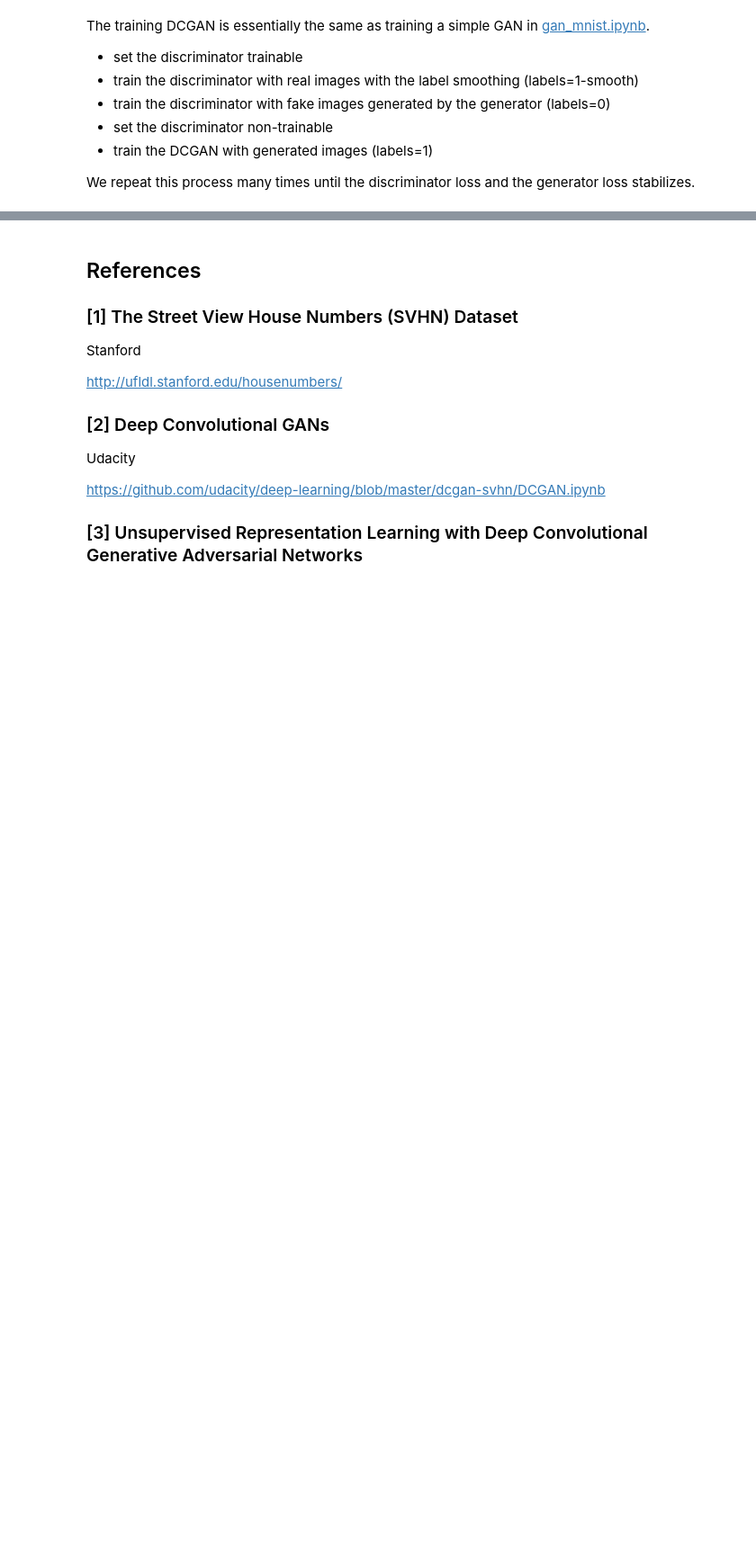
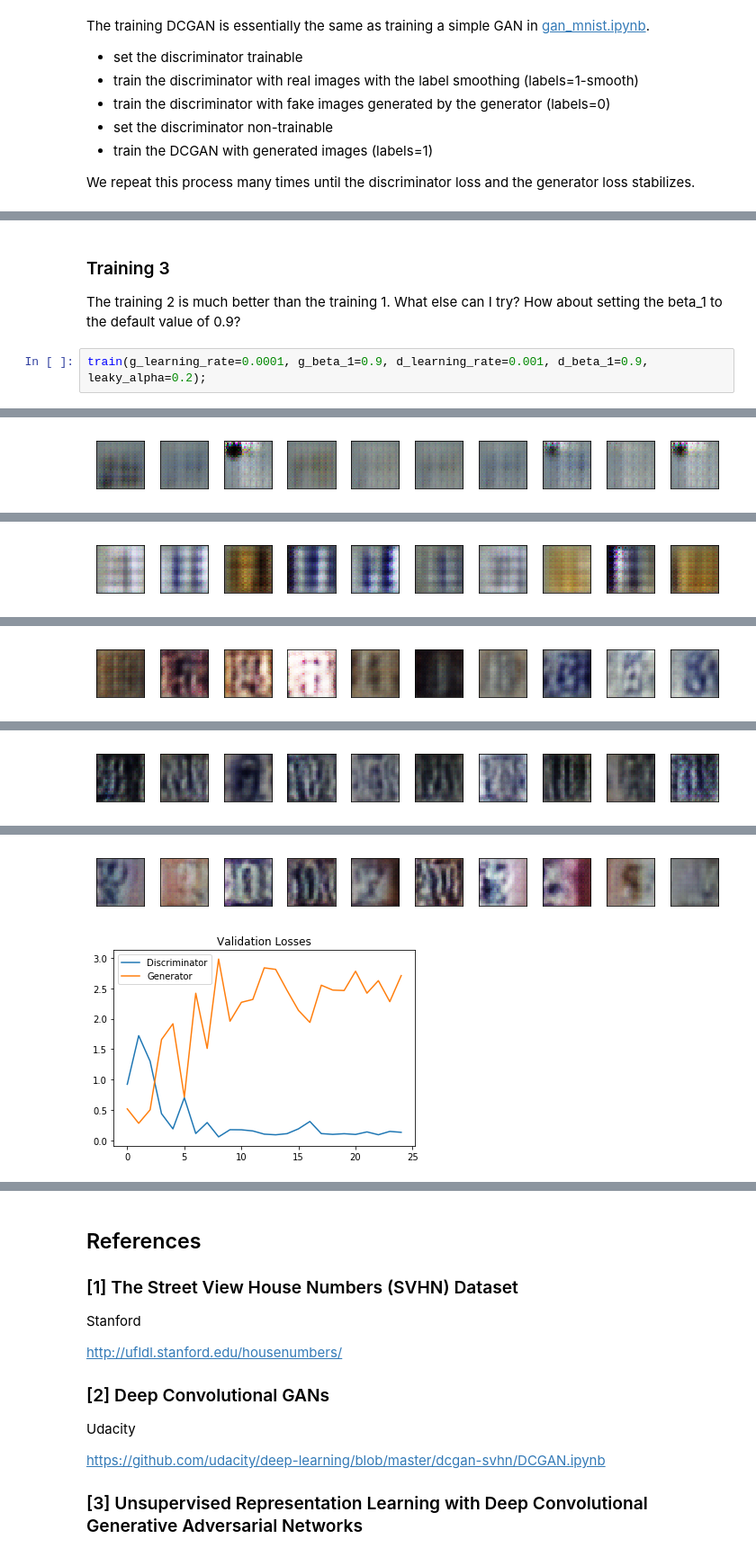
Before and after one commit to naokishibuya/deep-learning, a Jupyter notebook: python/dcgan_svhn.ipynb, the cells around one changed output, grey strips where cells are left out. Shown at 90% size. Saved outputs shown, nothing was run; the diff lists cells and outputs as text; blank space fills up the shorter version.

```diff
--- a/python/dcgan_svhn.ipynb
+++ b/python/dcgan_svhn.ipynb
@@ -345,0 +416,7 @@ The generated images with beta_1 = 0.5 is not good with the networks I used.  I
+# %% [markdown]
+### Training 3
+
+The training 2 is much better than the training 1.  What else can I try?  How about setting the beta_1 to the default value of 0.9?
+# %%
+train(g_learning_rate=0.0001, g_beta_1=0.9, d_learning_rate=0.001, d_beta_1=0.9, leaky_alpha=0.2);
+# %% [output]
@@ -345,0 +428 @@ The generated images with beta_1 = 0.5 is not good with the networks I used.  I
+[figure, added]
@@ -345,0 +434 @@ The generated images with beta_1 = 0.5 is not good with the networks I used.  I
+[figure, added]
@@ -345,0 +440 @@ The generated images with beta_1 = 0.5 is not good with the networks I used.  I
+[figure, added]
@@ -345,0 +446 @@ The generated images with beta_1 = 0.5 is not good with the networks I used.  I
+[figure, added]
@@ -345,0 +452,2 @@ The generated images with beta_1 = 0.5 is not good with the networks I used.  I
+[figure, added]
+[figure, added]
```
Also changed, not shown: parts of 25 cells of this notebook.
